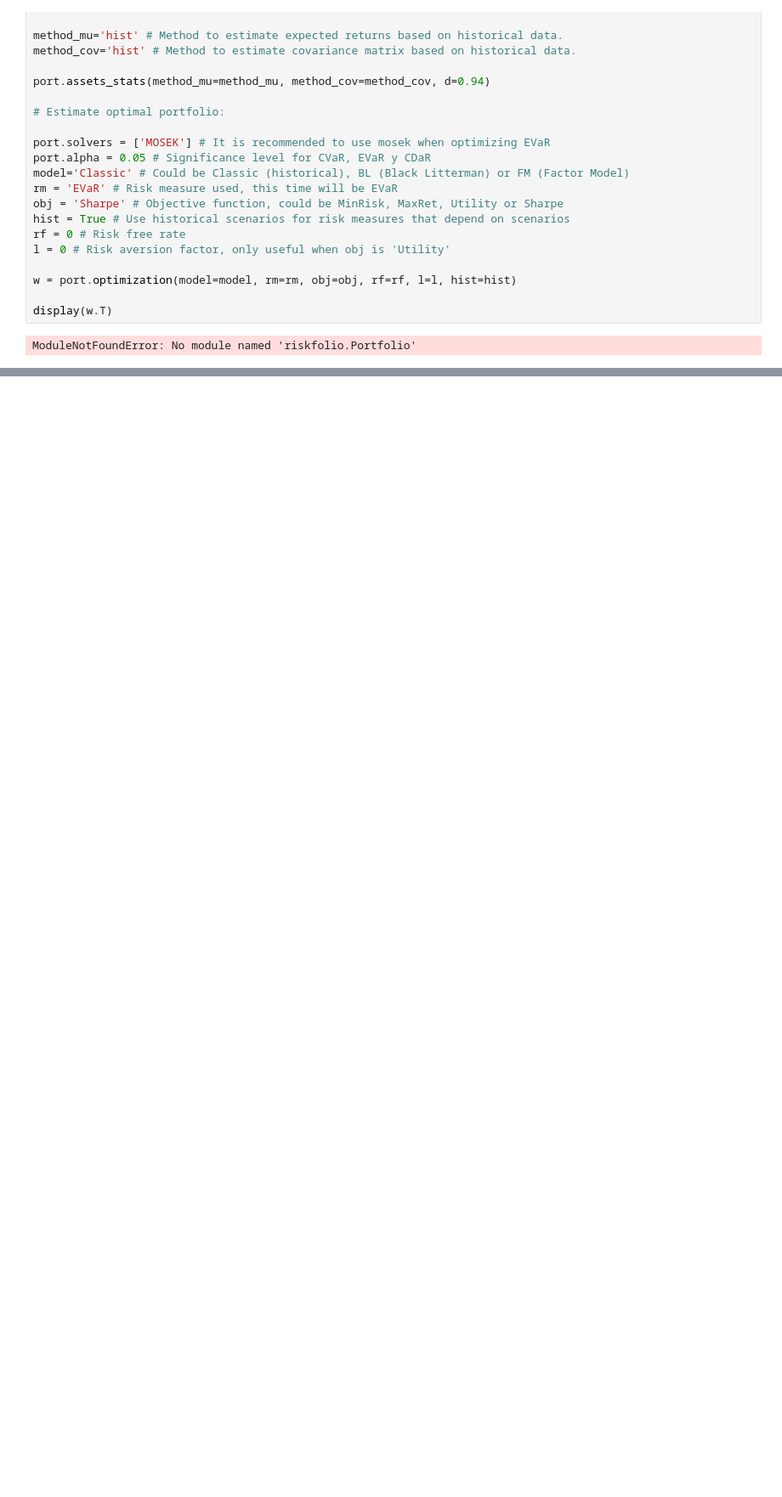
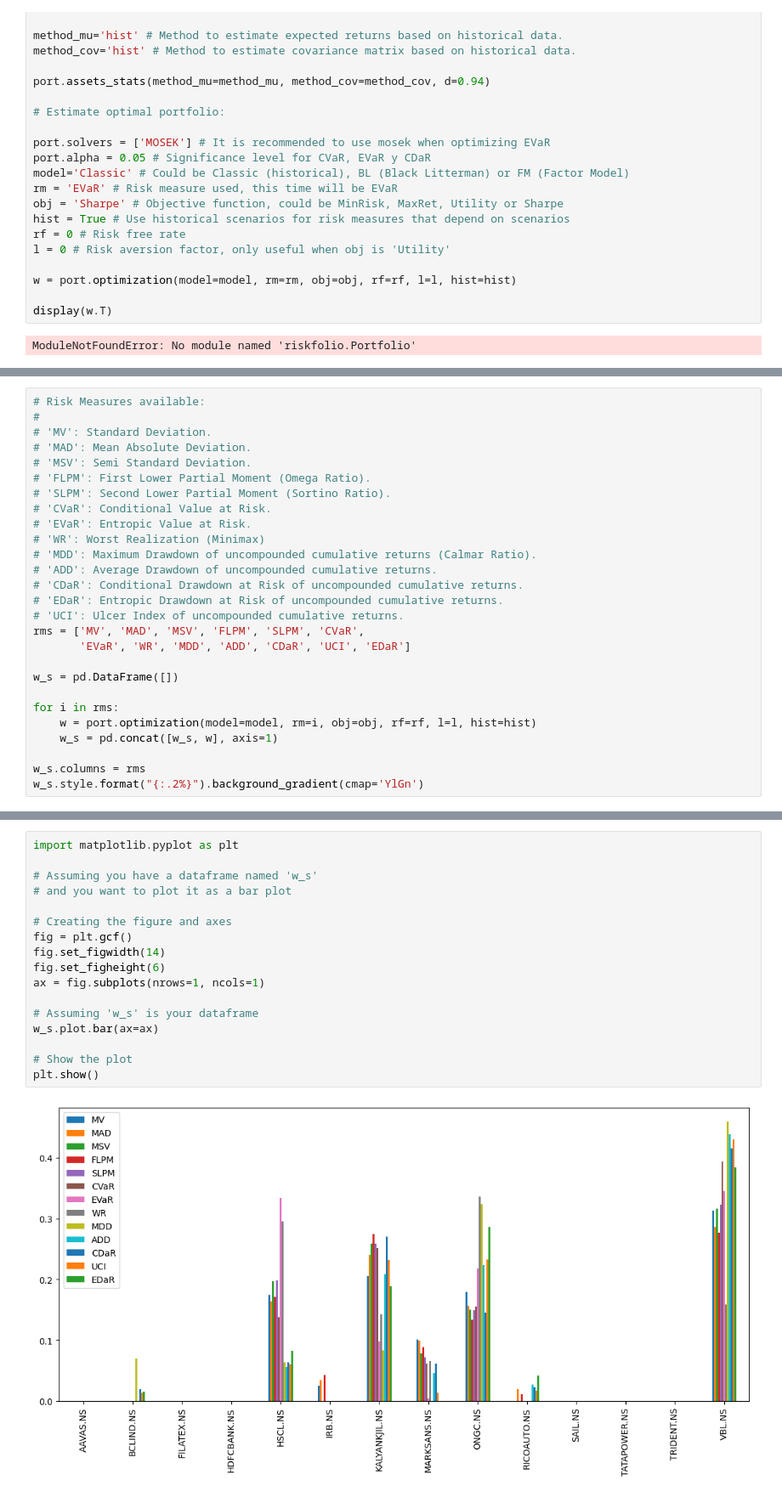
Before and after one commit to Tikam02/TechnicalAnalysis, a Jupyter notebook: Quant-tools/Entropic_Value_at_risk_polifolio_Riskfolio.ipynb, the cells around one changed output, grey strips where cells are left out. Shown at 85% size. Cells and saved outputs as stored; diff of their text form; blank space fills up the shorter version.

```diff
--- a/Quant-tools/Entropic_Value_at_risk_polifolio_Riskfolio.ipynb
+++ b/Quant-tools/Entropic_Value_at_risk_polifolio_Riskfolio.ipynb
@@ -167,0 +277,27 @@ ModuleNotFoundError: No module named 'riskfolio.Portfolio'
+# %%
+# Risk Measures available:
+#
+# 'MV': Standard Deviation.
+# 'MAD': Mean Absolute Deviation.
+# 'MSV': Semi Standard Deviation.
+# 'FLPM': First Lower Partial Moment (Omega Ratio).
+# 'SLPM': Second Lower Partial Moment (Sortino Ratio).
+# 'CVaR': Conditional Value at Risk.
+# 'EVaR': Entropic Value at Risk.
+# 'WR': Worst Realization (Minimax)
+# 'MDD': Maximum Drawdown of uncompounded cumulative returns (Calmar Ratio).
+# 'ADD': Average Drawdown of uncompounded cumulative returns.
+# 'CDaR': Conditional Drawdown at Risk of uncompounded cumulative returns.
+# 'EDaR': Entropic Drawdown at Risk of uncompounded cumulative returns.
+# 'UCI': Ulcer Index of uncompounded cumulative returns.
+rms = ['MV', 'MAD', 'MSV', 'FLPM', 'SLPM', 'CVaR',
+       'EVaR', 'WR', 'MDD', 'ADD', 'CDaR', 'UCI', 'EDaR']
+
+w_s = pd.DataFrame([])
+
+for i in rms:
+    w = port.optimization(model=model, rm=i, obj=obj, rf=rf, l=l, hist=hist)
+    w_s = pd.concat([w_s, w], axis=1)
+
+w_s.columns = rms
+w_s.style.format("{:.2%}").background_gradient(cmap='YlGn')
@@ -167,0 +320,19 @@ ModuleNotFoundError: No module named 'riskfolio.Portfolio'
+# %%
+import matplotlib.pyplot as plt
+
+# Assuming you have a dataframe named 'w_s'
+# and you want to plot it as a bar plot
+
+# Creating the figure and axes
+fig = plt.gcf()
+fig.set_figwidth(14)
+fig.set_figheight(6)
+ax = fig.subplots(nrows=1, ncols=1)
+
+# Assuming 'w_s' is your dataframe
+w_s.plot.bar(ax=ax)
+
+# Show the plot
+plt.show()
+# %% [output]
+[figure, added]
```
Also changed, not shown: parts of 10 cells of this notebook.
